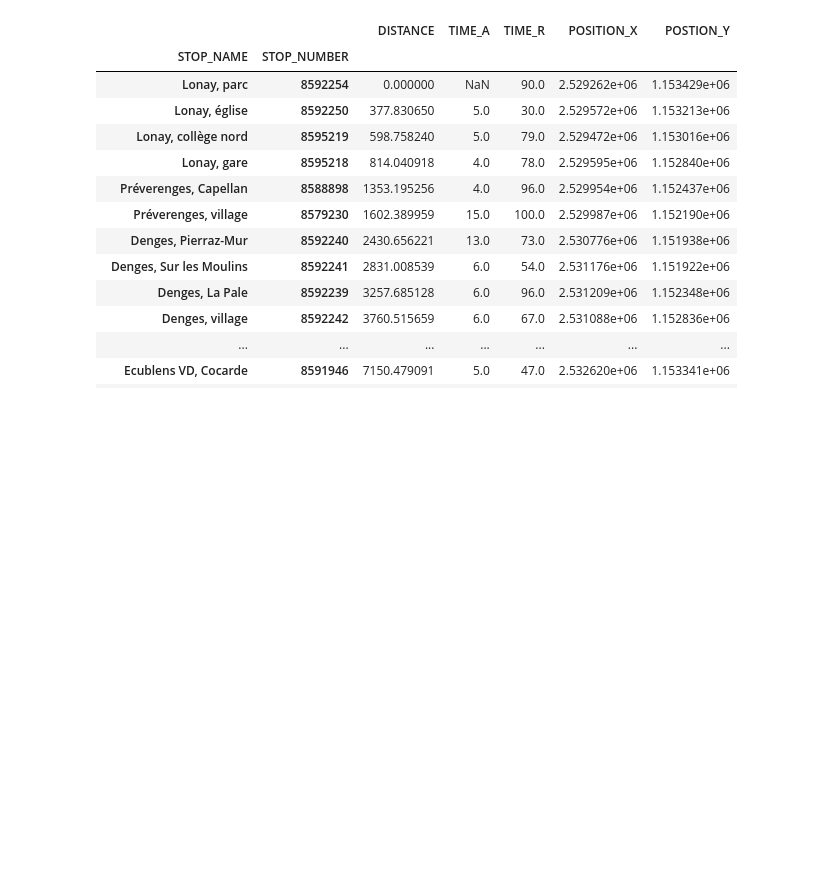
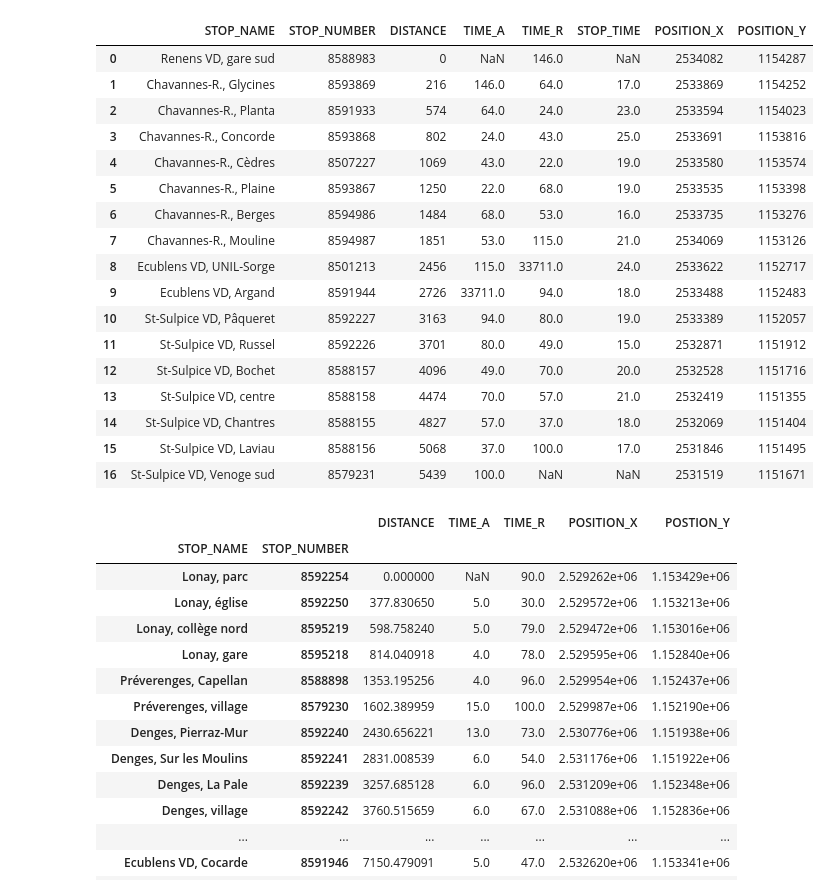
Before and after one commit to merlebleue/DRONES-AND-BUS, a Jupyter notebook: demo.ipynb, the cells around one changed output. Cells and saved outputs as stored; diff of their text form; code cells hidden in the pictures; blank space fills up the shorter version.

```diff
--- a/demo.ipynb
+++ b/demo.ipynb
@@ -12,3 +11,4 @@ The autoreload extension is already loaded. To reload it, use:
 # %%
-stops, timetable = preprocess_TP_data(2532106, 2535027, 1150700, 1154028)
+ecublens = Area("EPFL", 2532106, 2535027, 1150700, 1154028)
+ecublens.plot_interactive()
 # %% [output]
@@ -29 +47,12 @@ Removing 74 duplicates for line 701 (85:764:701)
 85:764:705 705
+# %%
+bus_system = SimpleBusSystem(area = ecublens,
+                             lines = [701, 705, 31, 32, 33],
+                             frequency = 8,
+                             callback_at_station=lambda x : print(x.STOP_NAME),
+                             speed_factor=100
+                             )
+
+for i in range(10):
+    bus_system.simulate()
+    display(bus_system.get_bus_status())
@@ -30,3 +154,24 @@ Removing 74 duplicates for line 701 (85:764:701)
+# %%
+bus_system.buses[4].route
+# %% [output]
+|  | STOP_NAME | STOP_NUMBER | DISTANCE | TIME_A | TIME_R | STOP_TIME | POSITION_X | POSITION_Y |
+| 0 | Renens VD, gare sud | 8588983 | 0 | NaN | 146.0 | NaN | 2534082 | 1154287 |
+| 1 | Chavannes-R., Glycines | 8593869 | 216 | 146.0 | 64.0 | 17.0 | 2533869 | 1154252 |
+| 2 | Chavannes-R., Planta | 8591933 | 574 | 64.0 | 24.0 | 23.0 | 2533594 | 1154023 |
+| 3 | Chavannes-R., Concorde | 8593868 | 802 | 24.0 | 43.0 | 25.0 | 2533691 | 1153816 |
+| 4 | Chavannes-R., Cèdres | 8507227 | 1069 | 43.0 | 22.0 | 19.0 | 2533580 | 1153574 |
+| 5 | Chavannes-R., Plaine | 8593867 | 1250 | 22.0 | 68.0 | 19.0 | 2533535 | 1153398 |
+| 6 | Chavannes-R., Berges | 8594986 | 1484 | 68.0 | 53.0 | 16.0 | 2533735 | 1153276 |
+| 7 | Chavannes-R., Mouline | 8594987 | 1851 | 53.0 | 115.0 | 21.0 | 2534069 | 1153126 |
+| 8 | Ecublens VD, UNIL-Sorge | 8501213 | 2456 | 115.0 | 33711.0 | 24.0 | 2533622 | 1152717 |
+| 9 | Ecublens VD, Argand | 8591944 | 2726 | 33711.0 | 94.0 | 18.0 | 2533488 | 1152483 |
+| 10 | St-Sulpice VD, Pâqueret | 8592227 | 3163 | 94.0 | 80.0 | 19.0 | 2533389 | 1152057 |
+| 11 | St-Sulpice VD, Russel | 8592226 | 3701 | 80.0 | 49.0 | 15.0 | 2532871 | 1151912 |
+| 12 | St-Sulpice VD, Bochet | 8588157 | 4096 | 49.0 | 70.0 | 20.0 | 2532528 | 1151716 |
+| 13 | St-Sulpice VD, centre | 8588158 | 4474 | 70.0 | 57.0 | 21.0 | 2532419 | 1151355 |
+| 14 | St-Sulpice VD, Chantres | 8588155 | 4827 | 57.0 | 37.0 | 18.0 | 2532069 | 1151404 |
+| 15 | St-Sulpice VD, Laviau | 8588156 | 5068 | 37.0 | 100.0 | 17.0 | 2531846 | 1151495 |
+| 16 | St-Sulpice VD, Venoge sud | 8579231 | 5439 | 100.0 | NaN | NaN | 2531519 | 1151671 |
 # %%
 df = simple_lines_data["705"]["real"]
 # %%
```
Also changed, not shown: parts of 9 cells of this notebook, 56 other files.
